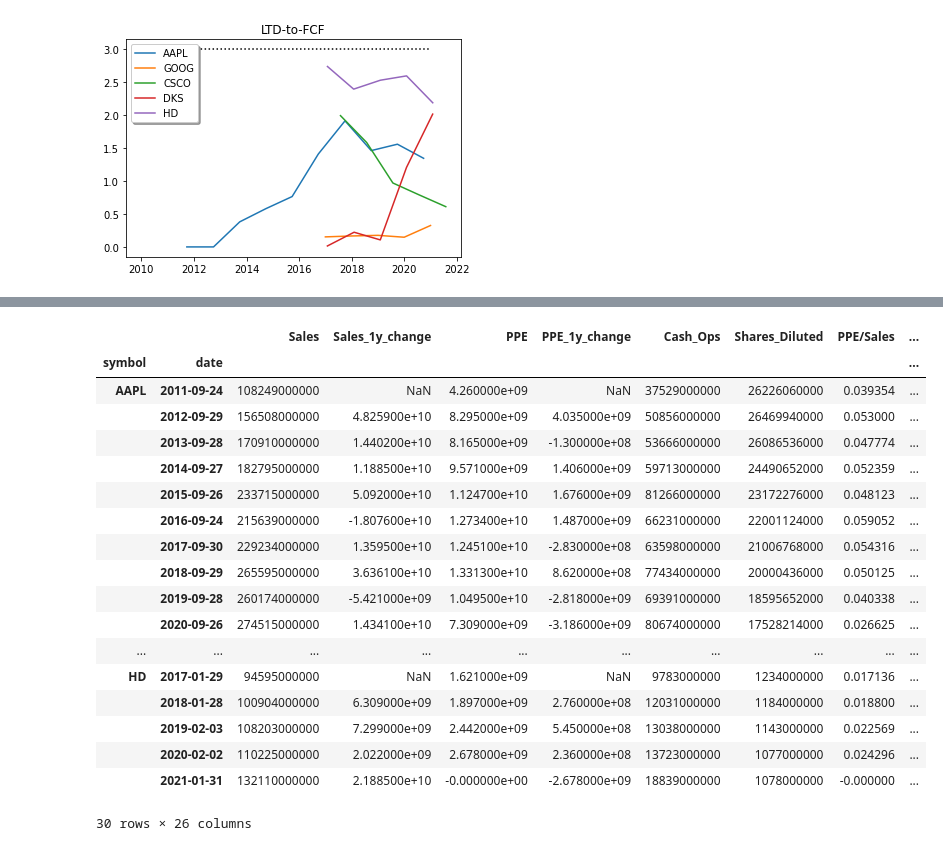
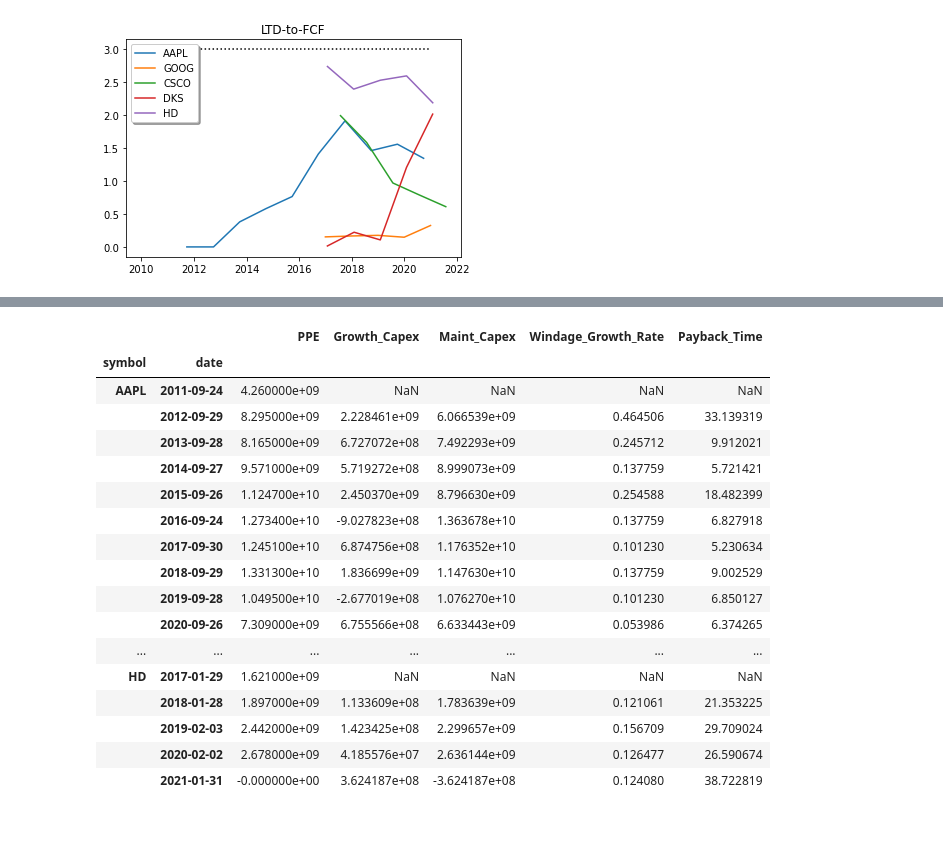
Before and after one commit to VinnyCarter05/fmpsdk-master, a Jupyter notebook: fmpsdk-example.ipynb, the cells around one changed output, grey strips where cells are left out. Cells and saved outputs as stored; diff of their text form; code cells hidden in the pictures.

```diff
--- a/fmpsdk-example.ipynb
+++ b/fmpsdk-example.ipynb
@@ -212,7 +212,7 @@ for symbol in symbols:
 [figure]
 # %%
 df_moat_pct_chg = df_moat_perShare.copy()
-df_moat_pct_chg = df_moat_pct_chg.pct_change()
+df_moat_pct_chg = df_moat_pct_chg.groupby('symbol').pct_change()
 df_moat_pct_chg
 # %% [output]
 |  |  | EV+Div | Earnings | Sales | Cash |
@@ -233,3 +233,7 @@ df_moat_pct_chg
 |  | 2019-02-03 | 1.472117 | 0.334869 | 0.110801 | 0.122573 |
 |  | 2020-02-02 | 0.463091 | 0.072828 | 0.081114 | 0.117040 |
 |  | 2021-01-31 | -0.652956 | 0.143397 | 0.197437 | 0.371531 |
+# %%
+df_moat_rolling5_pct_chg = df_moat_pct_chg.groupby('symbol').rolling(5,min_periods=1).median().reset_index(0,drop=True)
+df_moat_rolling5_pct_chg['Windage_Growth_Rate'] = df_moat_rolling5_pct_chg.median(axis=1)
+df_moat_rolling5_pct_chg
@@ -339,59 +322,59 @@ df_computed = pd.DataFrame(index=df_income.index,columns=computed_columns)
 df_computed['Sales'] = df_income[REVENUE]
 df_computed['Sales_1y_change']= df_computed.groupby('symbol')['Sales'].rolling(window=2).apply(lambda x: x.iloc[1] - x.iloc[0]).reset_index(0,drop=True)
 df_computed['PPE'] = -df_cashflow[CHG_FIX_ASSETS_INT]
 df_computed['PPE_1y_change'] = df_computed.groupby('symbol')['PPE'].rolling(window=2).apply(lambda x: x.iloc[1] - x.iloc[0]).reset_index(0,drop=True)
 df_computed['Cash_Ops'] = df_cashflow[NET_CASH_OPS]
 df_computed['Shares_Diluted'] = df_income[SHARES_DILUTED]
 df_computed['PPE/Sales'] = df_computed['PPE']/df_computed['Sales']
 df_computed['PPE/Sales_10y_mean'] = df_computed.groupby('symbol')['PPE/Sales'].rolling(10,min_periods=1).mean().reset_index(0,drop=True)#df.apply(df=df_computed['PPE/Sales'],func=rolling10)#df_computed['PPE/Sales'].rolling(window=10,min_periods=1).mean()
-# for ticker in tickers:
-# #  df_computed.loc[ticker,'PPE/Sales_10y_mean'] = df_computed.loc[ticker]['PPE/Sales'].rolling(window=10,min_periods=1).mean()#df_computed.loc[ticker][-10:]['PPE/Sales'].mean()
-#   df_computed.loc[ticker,'Windage_Growth_Rate'] = df_moat.loc[ticker,10]['EV+Div']
+# for symbol in symbols:
+# # #  df_computed.loc[ticker,'PPE/Sales_10y_mean'] = df_computed.loc[ticker]['PPE/Sales'].rolling(window=10,min_periods=1).mean()#df_computed.loc[ticker][-10:]['PPE/Sales'].mean()
+#   df_computed.loc[symbol,'Windage_Growth_Rate'] = df_moat_perShare.loc[symbol,10]['EV+Div']
+df_computed['Windage_Growth_Rate'] = df_moat_rolling5_pct_chg['Windage_Growth_Rate']
 df_computed['Growth_Capex'] = df_computed['Sales_1y_change'] * df_computed['PPE/Sales_10y_mean']
 df_computed['Maint_Capex'] = df_computed['PPE'] - df_computed['Growth_Capex']
 df_computed['Owner_Earnings'] = df_computed['Cash_Ops'] - df_computed['Maint_Capex']
 df_computed['Owner_Earnings_per_share'] = df_computed['Owner_Earnings']/df_computed['Shares_Diluted']
 df_computed['10Cap']=10*df_computed['Owner_Earnings_per_share']
 
 # # for payback time calculation
 df_computed['FCF'] = df_cashflow[FCF]
-# df_computed['FCF_per_share'] = df_computed['FCF']/df_computed['Shares_Diluted']
-# df_computed['Payback_Time']=df_computed['FCF_per_share']*((1+df_computed['Windage_Growth_Rate'])**8)
+df_computed['FCF_per_share'] = df_computed['FCF']/df_computed['Shares_Diluted']
+df_computed['Payback_Time']=df_computed['FCF_per_share']*((1+df_computed['Windage_Growth_Rate'])**8)
 
 # # for MOS calculation
 # df_computed['Default_PE']=2*df_computed['Windage_Growth_Rate']*100
 # df_computed['PE']=df_derived_shareprices[PE_TTM]
 # df_computed['PE_10y_mean']=sf.apply(df=df_computed['PE'],func=rolling_40)
 # df_computed['PE_10y_est'] = df_computed[['Default_PE','PE_10y_mean']].min(axis=1)
 # df_computed['EPS'] = df_derived['Earnings Per Share, Basic']
 # df_computed['EPS_10y_est'] = df_computed['EPS']*((1+df_computed['Windage_Growth_Rate'])**10)
 # df_computed['Price_10y_est'] = df_computed['EPS_10y_est']*df_computed['PE_10y_est']
 # df_computed['Sticker_Price'] = df_computed['Price_10y_est']/((1+target_ROR)**10)
 # df_computed['MOS50'] = df_computed['Sticker_Price']*0.5
 # df_computed['MOS30'] = df_computed['Sticker_Price']*0.7
 
-df_computed[['Default_PE','PE','PE_10y_mean','PE_10y_est','EPS','EPS_10y_est','Price_10y_est','Sticker_Price','MOS30','MOS50']]
-# df_computed
+# df_computed[['Default_PE','PE','PE_10y_mean','PE_10y_est','EPS','EPS_10y_est','Price_10y_est','Sticker_Price','MOS30','MOS50']]
+df_computed[['PPE','Growth_Capex','Maint_Capex','Windage_Growth_Rate','Payback_Time']]
 # %% [output]
-|  |  | Sales | Sales_1y_change | PPE | PPE_1y_change | Cash_Ops | Shares_Diluted | PPE/Sales | ... |
-| symbol | date |  |  |  |  |  |  |  | ... |
-| AAPL | 2011-09-24 | 108249000000 | NaN | 4.260000e+09 | NaN | 37529000000 | 26226060000 | 0.039354 | ... |
-|  | 2012-09-29 | 156508000000 | 4.825900e+10 | 8.295000e+09 | 4.035000e+09 | 50856000000 | 26469940000 | 0.053000 | ... |
-|  | 2013-09-28 | 170910000000 | 1.440200e+10 | 8.165000e+09 | -1.300000e+08 | 53666000000 | 26086536000 | 0.047774 | ... |
-|  | 2014-09-27 | 182795000000 | 1.188500e+10 | 9.571000e+09 | 1.406000e+09 | 59713000000 | 24490652000 | 0.052359 | ... |
-|  | 2015-09-26 | 233715000000 | 5.092000e+10 | 1.124700e+10 | 1.676000e+09 | 81266000000 | 23172276000 | 0.048123 | ... |
-|  | 2016-09-24 | 215639000000 | -1.807600e+10 | 1.273400e+10 | 1.487000e+09 | 66231000000 | 22001124000 | 0.059052 | ... |
-|  | 2017-09-30 | 229234000000 | 1.359500e+10 | 1.245100e+10 | -2.830000e+08 | 63598000000 | 21006768000 | 0.054316 | ... |
-|  | 2018-09-29 | 265595000000 | 3.636100e+10 | 1.331300e+10 | 8.620000e+08 | 77434000000 | 20000436000 | 0.050125 | ... |
-|  | 2019-09-28 | 260174000000 | -5.421000e+09 | 1.049500e+10 | -2.818000e+09 | 69391000000 | 18595652000 | 0.040338 | ... |
-|  | 2020-09-26 | 274515000000 | 1.434100e+10 | 7.309000e+09 | -3.186000e+09 | 80674000000 | 17528214000 | 0.026625 | ... |
-| ... | ... | ... | ... | ... | ... | ... | ... | ... | ... |
-| HD | 2017-01-29 | 94595000000 | NaN | 1.621000e+09 | NaN | 9783000000 | 1234000000 | 0.017136 | ... |
-|  | 2018-01-28 | 100904000000 | 6.309000e+09 | 1.897000e+09 | 2.760000e+08 | 12031000000 | 1184000000 | 0.018800 | ... |
-|  | 2019-02-03 | 108203000000 | 7.299000e+09 | 2.442000e+09 | 5.450000e+08 | 13038000000 | 1143000000 | 0.022569 | ... |
-|  | 2020-02-02 | 110225000000 | 2.022000e+09 | 2.678000e+09 | 2.360000e+08 | 13723000000 | 1077000000 | 0.024296 | ... |
-|  | 2021-01-31 | 132110000000 | 2.188500e+10 | -0.000000e+00 | -2.678000e+09 | 18839000000 | 1078000000 | -0.000000 | ... |
+|  |  | PPE | Growth_Capex | Maint_Capex | Windage_Growth_Rate | Payback_Time |
+| symbol | date |  |  |  |  |  |
+| AAPL | 2011-09-24 | 4.260000e+09 | NaN | NaN | NaN | NaN |
+|  | 2012-09-29 | 8.295000e+09 | 2.228461e+09 | 6.066539e+09 | 0.464506 | 33.139319 |
+|  | 2013-09-28 | 8.165000e+09 | 6.727072e+08 | 7.492293e+09 | 0.245712 | 9.912021 |
+|  | 2014-09-27 | 9.571000e+09 | 5.719272e+08 | 8.999073e+09 | 0.137759 | 5.721421 |
+|  | 2015-09-26 | 1.124700e+10 | 2.450370e+09 | 8.796630e+09 | 0.254588 | 18.482399 |
+|  | 2016-09-24 | 1.273400e+10 | -9.027823e+08 | 1.363678e+10 | 0.137759 | 6.827918 |
+|  | 2017-09-30 | 1.245100e+10 | 6.874756e+08 | 1.176352e+10 | 0.101230 | 5.230634 |
+|  | 2018-09-29 | 1.331300e+10 | 1.836699e+09 | 1.147630e+10 | 0.137759 | 9.002529 |
+|  | 2019-09-28 | 1.049500e+10 | -2.677019e+08 | 1.076270e+10 | 0.101230 | 6.850127 |
+|  | 2020-09-26 | 7.309000e+09 | 6.755566e+08 | 6.633443e+09 | 0.053986 | 6.374265 |
+| ... | ... | ... | ... | ... | ... | ... |
+| HD | 2017-01-29 | 1.621000e+09 | NaN | NaN | NaN | NaN |
+|  | 2018-01-28 | 1.897000e+09 | 1.133609e+08 | 1.783639e+09 | 0.121061 | 21.353225 |
+|  | 2019-02-03 | 2.442000e+09 | 1.423425e+08 | 2.299657e+09 | 0.156709 | 29.709024 |
+|  | 2020-02-02 | 2.678000e+09 | 4.185576e+07 | 2.636144e+09 | 0.126477 | 26.590674 |
+|  | 2021-01-31 | -0.000000e+00 | 3.624187e+08 | -3.624187e+08 | 0.124080 | 38.722819 |
-30 rows × 26 columns
 # %%
 
 print(f"Multiple Company Quotes: {fmpsdk.quote(apikey=apikey, symbol=symbols)=}")
```
Also changed, not shown: parts of 8 cells of this notebook.
